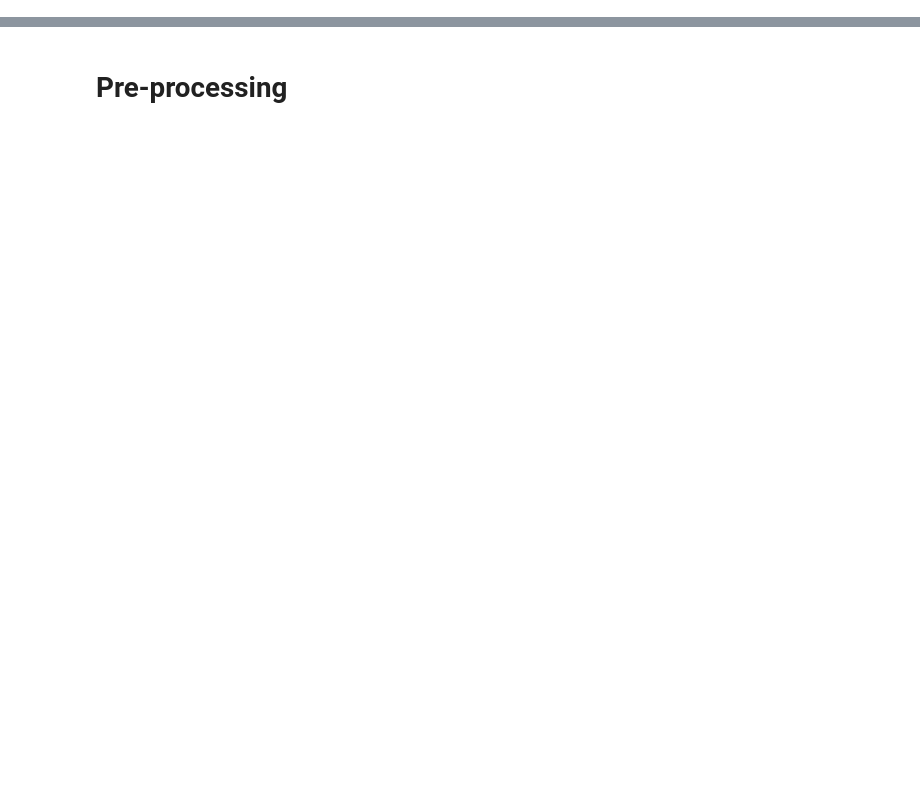
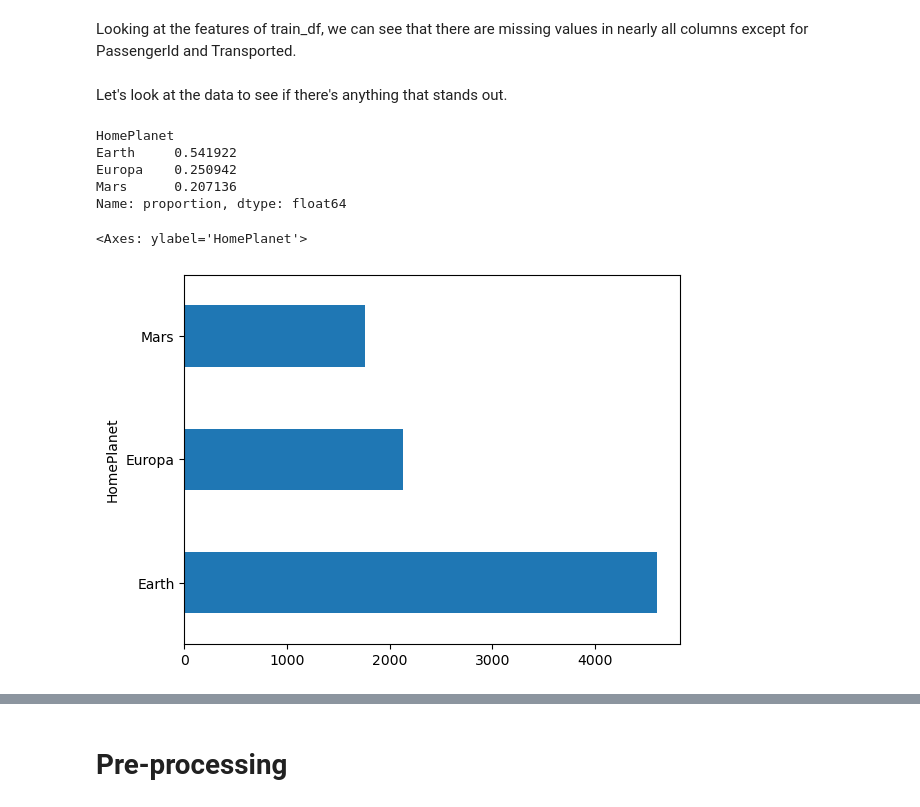
Before and after one commit to usu-wallace/CS4320_Group_Project_01, a Jupyter notebook: working/CS4320_GroupProject.ipynb, the cells around one changed output, grey strips where cells are left out. Saved outputs shown, nothing was run; the diff lists cells and outputs as text; code cells hidden in the pictures; blank space fills up the shorter version.

```diff
--- a/working/CS4320_GroupProject.ipynb
+++ b/working/CS4320_GroupProject.ipynb
@@ -24,0 +56,15 @@ def dummy_submit():
+# %% [markdown]
+Looking at the features of train_df, we can see that there are missing values in nearly all columns except for PassengerId and Transported.
+# %% [markdown]
+Let's look at the data to see if there's anything that stands out.
+# %%
+print(train_df.HomePlanet.value_counts(normalize=True))
+train_df.HomePlanet.value_counts().plot.barh()
+# %% [output]
+HomePlanet
+Earth     0.541922
+Europa    0.250942
+Mars      0.207136
+Name: proportion, dtype: float64
+<Axes: ylabel='HomePlanet'>
+[figure, added]
```
Also changed, not shown: parts of 31 cells of this notebook.
